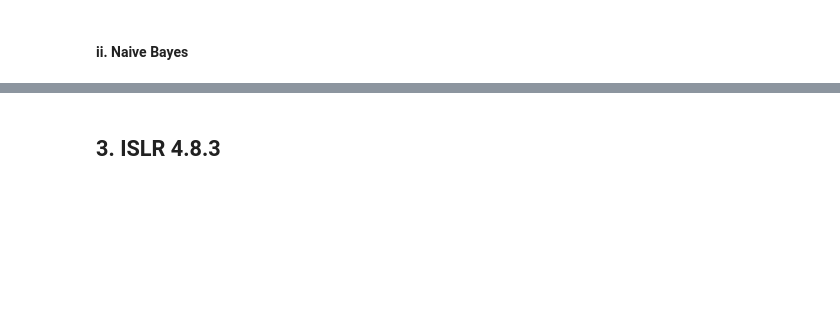
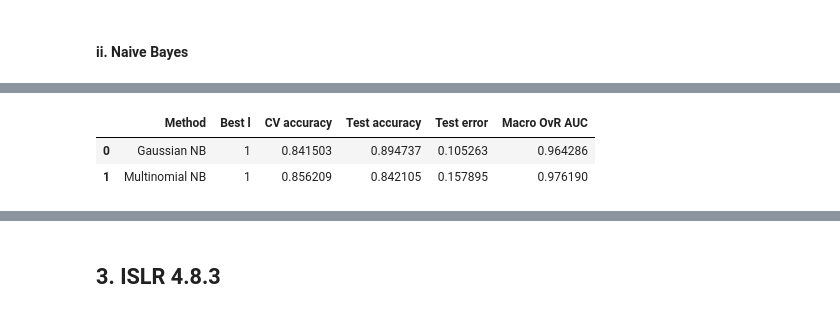
Before and after one commit to akeehan56/DSCI552, a Jupyter notebook: HW4/notebook/Keehan_Alyssa_HW4.ipynb, the cells around one changed output, grey strips where cells are left out. Drawn from its saved outputs; the diff is of its cells as text; code cells hidden in the pictures; blank space fills up the shorter version.

```diff
--- a/HW4/notebook/Keehan_Alyssa_HW4.ipynb
+++ b/HW4/notebook/Keehan_Alyssa_HW4.ipynb
@@ -1353,0 +1476,18 @@ model_specs = {
+# %%
+gaussian_pipeline = Pipeline([
+    ("scaler", StandardScaler()),
+    ("model", GaussianNB())
+])
+
+gaussian_best = find_best_multiclass_model(
+    name="Gaussian NB",
+    pipeline=gaussian_pipeline,
+    parameter_grid={
+        "model__var_smoothing": np.logspace(-11, -7, 5)
+    }
+)
+
+gaussian_metrics = evaluate_multiclass_model(
+    "Gaussian NB",
+    gaussian_best
+)
@@ -1353,0 +1598,11 @@ model_specs = {
+# %%
+nb_comparison = pd.DataFrame([
+    gaussian_metrics,
+    multinomial_nb_metrics
+])
+
+display(nb_comparison)
+# %% [output]
+|  | Method | Best l | CV accuracy | Test accuracy | Test error | Macro OvR AUC |
+| 0 | Gaussian NB | 1 | 0.841503 | 0.894737 | 0.105263 | 0.964286 |
+| 1 | Multinomial NB | 1 | 0.856209 | 0.842105 | 0.157895 | 0.976190 |
```
Also changed, not shown: parts of 15 cells of this notebook.
